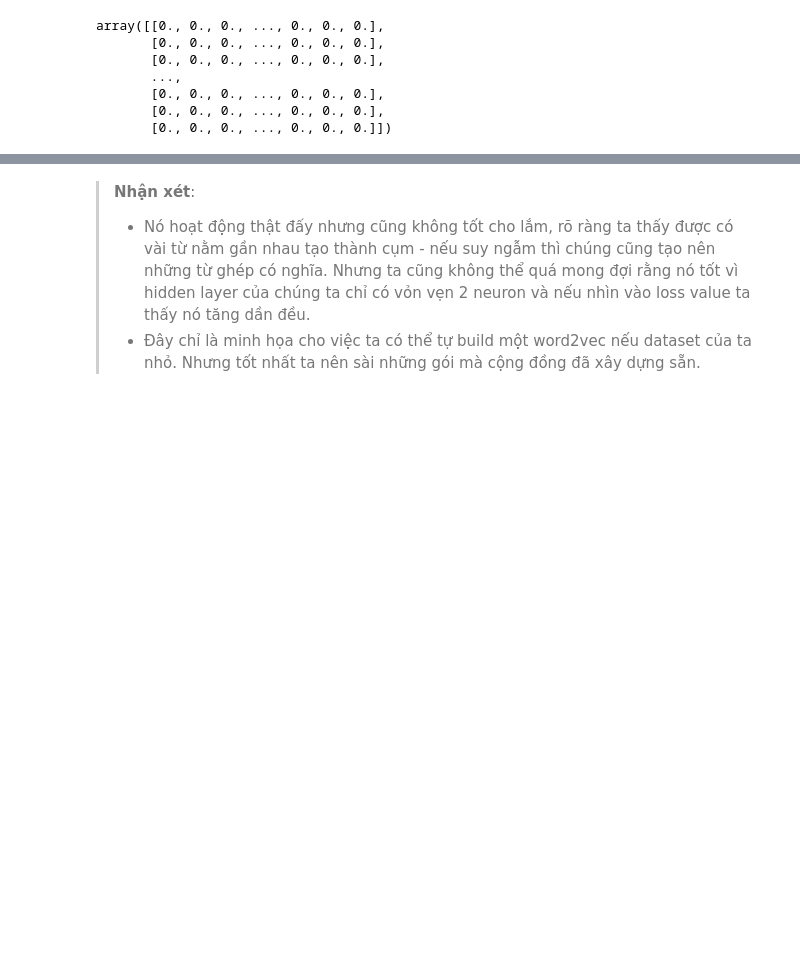
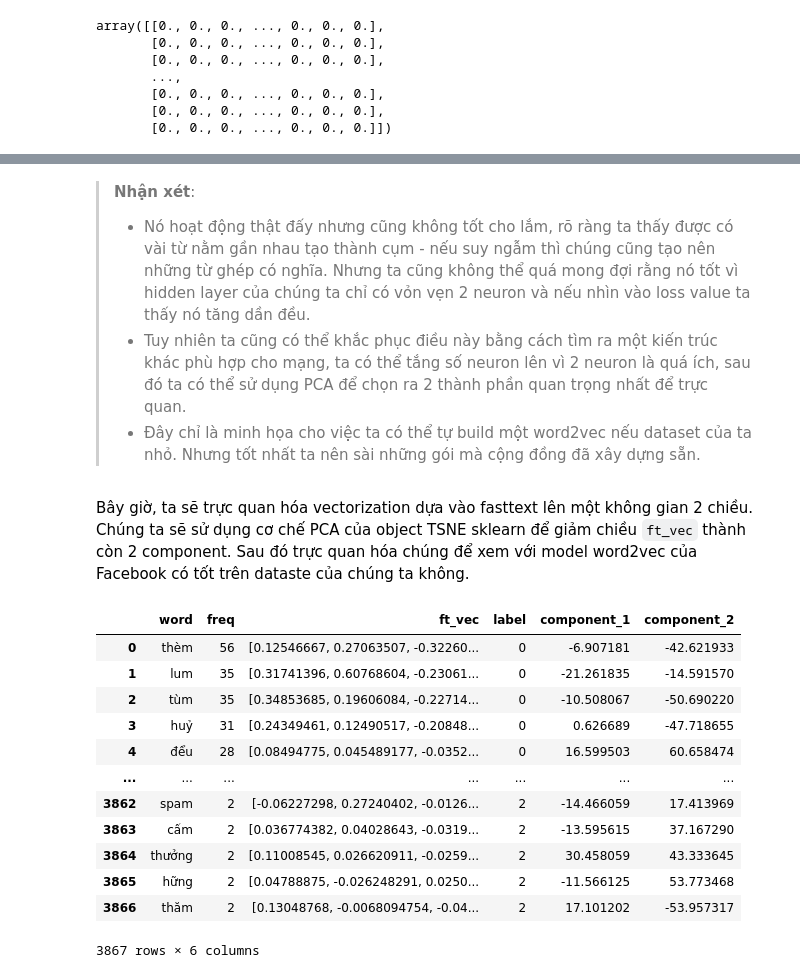
Before and after one commit to cuongpiger/SCL_KHVW_Sentiment_Analysis_Project, a Jupyter notebook: 04.eda.ipynb, the cells around one changed output, grey strips where cells are left out. Drawn from its saved outputs; the diff is of its cells as text; code cells hidden in the pictures; blank space fills up the shorter version.

```diff
--- a/04.eda.ipynb
+++ b/04.eda.ipynb
@@ -273,4 +273,24 @@ for word in list(word_id_sub.keys()):
 # %% [markdown]
 > **Nhận xét**:
 > * Nó hoạt động thật đấy nhưng cũng không tốt cho lắm, rõ ràng ta thấy được có vài từ nằm gần nhau tạo thành cụm - nếu suy ngẫm thì chúng cũng tạo nên những từ ghép có nghĩa. Nhưng ta cũng không thể quá mong đợi rằng nó tốt vì hidden layer của chúng ta chỉ có vỏn vẹn 2 neuron và nếu nhìn vào loss value ta thấy nó tăng dần đều.
+> * Tuy nhiên ta cũng có thể khắc phục điều này bằng cách tìm ra một kiến trúc khác phù hợp cho mạng, ta có thể tắng số neuron lên vì 2 neuron là quá ích, sau đó ta có thể sử dụng PCA để chọn ra 2 thành phần quan trọng nhất để trực quan.
 > * Đây chỉ là minh họa cho việc ta có thể tự build một word2vec nếu dataset của ta nhỏ. Nhưng tốt nhất ta nên sài những gói mà cộng đồng đã xây dựng sẵn.
+# %% [markdown]
+Bây giờ, ta sẽ trực quan hóa vectorization dựa vào fasttext lên một không gian 2 chiều. Chúng ta sẽ sử dụng cơ chế PCA của object TSNE sklearn để giảm chiều `ft_vec` thành còn 2 component. Sau đó trực quan hóa chúng để xem với model word2vec của Facebook có tốt trên dataste của chúng ta không.
+# %%
+tsne_2_components = Detective.tsneGetNCompenent(vec_words, 2)
+tsne_2_components
+# %% [output]
+|  | word | freq | ft_vec | label | component_1 | component_2 |
+| 0 | thèm | 56 | [0.12546667, 0.27063507, -0.32260... | 0 | -6.907181 | -42.621933 |
+| 1 | lum | 35 | [0.31741396, 0.60768604, -0.23061... | 0 | -21.261835 | -14.591570 |
+| 2 | tùm | 35 | [0.34853685, 0.19606084, -0.22714... | 0 | -10.508067 | -50.690220 |
+| 3 | huỷ | 31 | [0.24349461, 0.12490517, -0.20848... | 0 | 0.626689 | -47.718655 |
+| 4 | đểu | 28 | [0.08494775, 0.045489177, -0.0352... | 0 | 16.599503 | 60.658474 |
+| ... | ... | ... | ... | ... | ... | ... |
+| 3862 | spam | 2 | [-0.06227298, 0.27240402, -0.0126... | 2 | -14.466059 | 17.413969 |
+| 3863 | cấm | 2 | [0.036774382, 0.04028643, -0.0319... | 2 | -13.595615 | 37.167290 |
+| 3864 | thưởng | 2 | [0.11008545, 0.026620911, -0.0259... | 2 | 30.458059 | 43.333645 |
+| 3865 | hững | 2 | [0.04788875, -0.026248291, 0.0250... | 2 | -11.566125 | 53.773468 |
+| 3866 | thăm | 2 | [0.13048768, -0.0068094754, -0.04... | 2 | 17.101202 | -53.957317 |
+3867 rows × 6 columns
```
Also changed, not shown: parts of 14 cells of this notebook, 2 other files.
